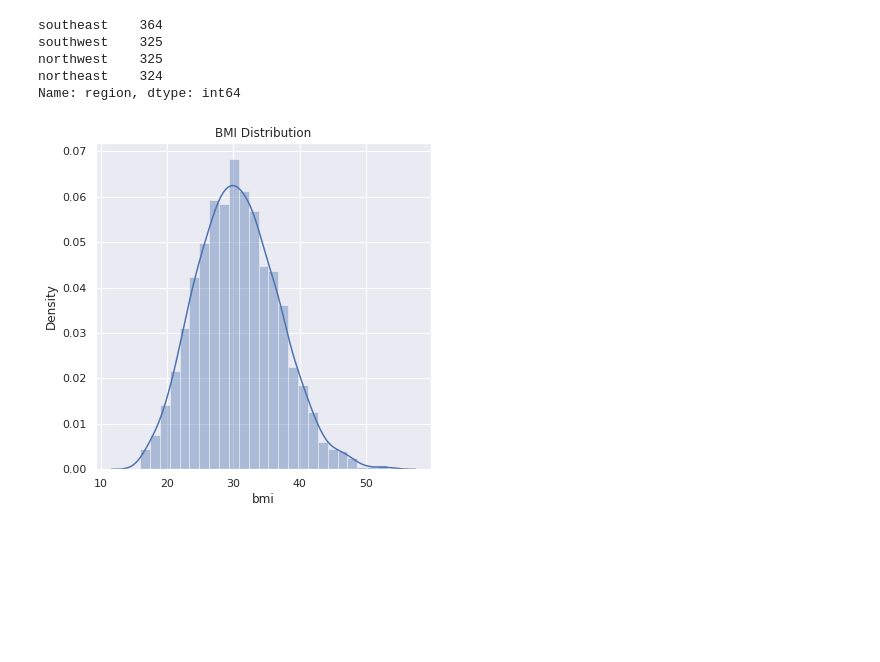
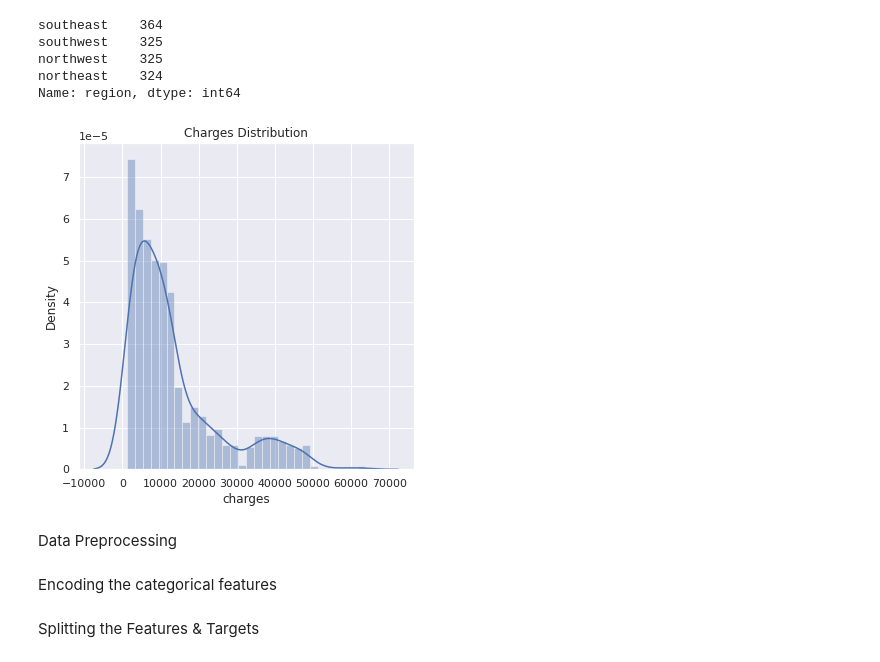
Before and after one commit to kunalsinght/medical_insu, a Jupyter notebook: Medical_Insurance_Cost_Prediction.ipynb, the cells around one changed output. Cells and saved outputs as stored; diff of their text form; code cells hidden in the pictures; blank space fills up the shorter version.

```diff
--- a/Medical_Insurance_Cost_Prediction.ipynb
+++ b/Medical_Insurance_Cost_Prediction.ipynb
@@ -164,8 +164,12 @@ Name: region, dtype: int64
 # %%
 # distribution of charges values
 plt.figure(figsize=(6,6))
-sns.distplot(insurance_dataset['bmi'])
-plt.title('BMI Distribution')
+sns.distplot(insurance_dataset['charges'])
+plt.title('Charges Distribution')
 plt.show()
 # %% [output]
-[figure, old version]
+[figure, new version]
+# %% [markdown]
+Data Preprocessing
+# %% [markdown]
+Encoding the categorical features
@@ -171,0 +185,2 @@ plt.show()
+# %% [markdown]
+Splitting the Features & Targets
```
Also changed, not shown: parts of 18 cells of this notebook.
